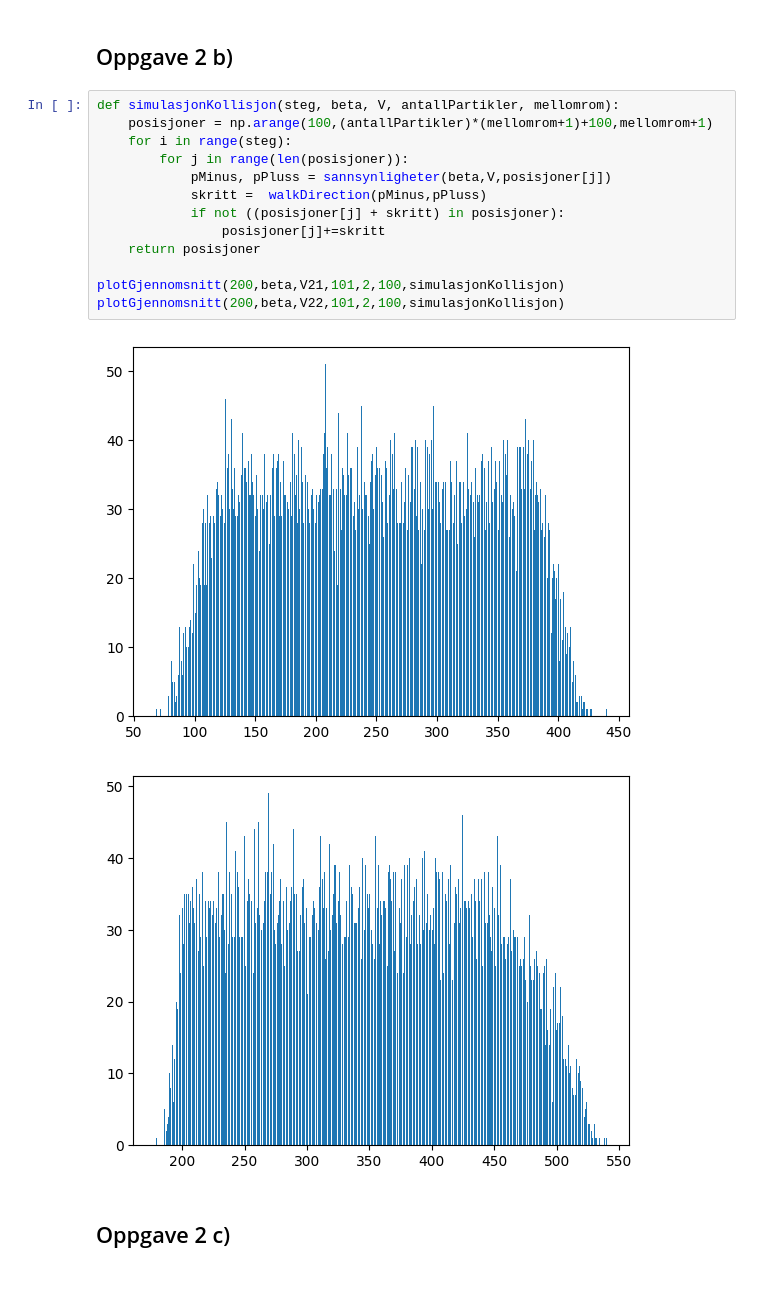
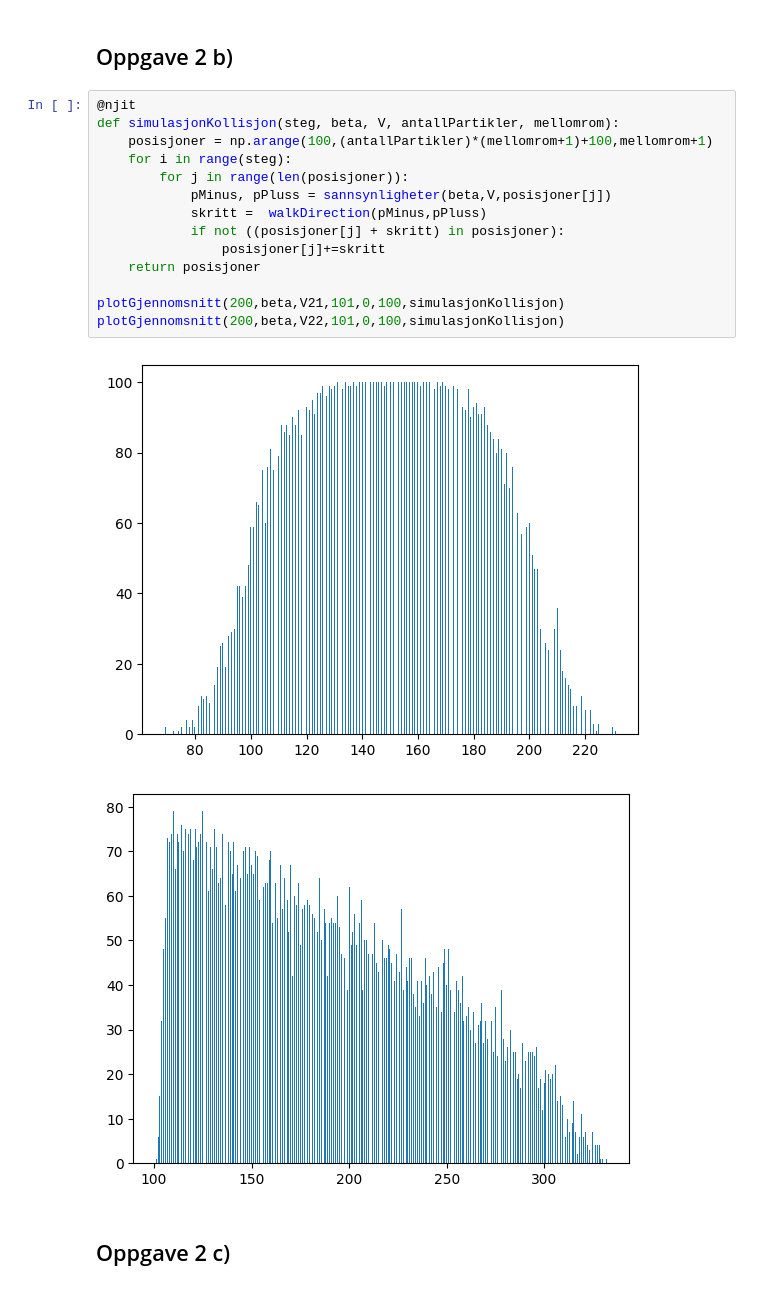
Before and after one commit to fredalex6/TMA4320_Project_2, a Jupyter notebook: oppgaver_elias.ipynb, the cells around one changed output. Saved outputs shown, nothing was run; the diff lists cells and outputs as text.

```diff
--- a/oppgaver_elias.ipynb
+++ b/oppgaver_elias.ipynb
@@ -64,21 +69,22 @@ plotGjennomsnitt(200,beta,V22,101,2,100,simulasjon)
 # %% [markdown]
 ## Oppgave 2 b)
 # %%
+@njit
 def simulasjonKollisjon(steg, beta, V, antallPartikler, mellomrom):
     posisjoner = np.arange(100,(antallPartikler)*(mellomrom+1)+100,mellomrom+1)
     for i in range(steg):
         for j in range(len(posisjoner)):
             pMinus, pPluss = sannsynligheter(beta,V,posisjoner[j])
             skritt =  walkDirection(pMinus,pPluss)
             if not ((posisjoner[j] + skritt) in posisjoner):
                 posisjoner[j]+=skritt
     return posisjoner
 
-plotGjennomsnitt(200,beta,V21,101,2,100,simulasjonKollisjon)
-plotGjennomsnitt(200,beta,V22,101,2,100,simulasjonKollisjon)
+plotGjennomsnitt(200,beta,V21,101,0,100,simulasjonKollisjon)
+plotGjennomsnitt(200,beta,V22,101,0,100,simulasjonKollisjon)
 # %% [output]
-[figure, old version]
+[figure, new version]
-[figure, old version]
+[figure, new version]
 # %% [markdown]
 ## Oppgave 2 c)
 # %%
```
Also changed, not shown: parts of 6 cells of this notebook.
